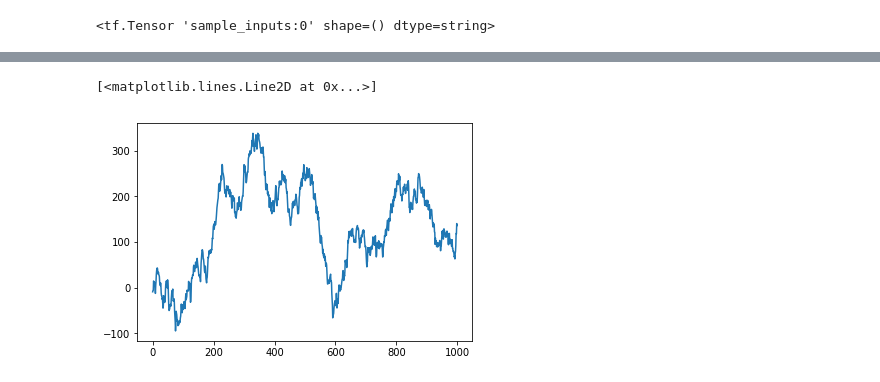
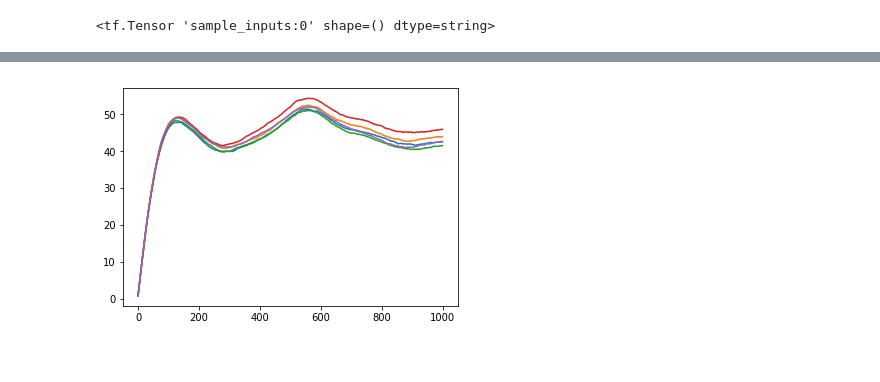
Before and after one commit to AustenLamacraft/audio-mps, a Jupyter notebook: notebooks/testing-AudioMPS.ipynb, the cells around one changed output, grey strips where cells are left out. Cells and saved outputs as stored; diff of their text form; code cells hidden in the pictures.

```diff
--- a/notebooks/testing-AudioMPS.ipynb
+++ b/notebooks/testing-AudioMPS.ipynb
@@ -125,7 +127,7 @@ Load the trained model into the current session (note this assumes you start the
 # %%
 BOND_D = 5
-with tf.variable_scope("sine_model"):
-    sample_sine = AudioMPS(BOND_D, delta_t=0.01, num_samples=5, sample_length=1000)
+with tf.variable_scope("sine_model", reuse=tf.AUTO_REUSE):
+    sample_sine = AudioMPS(BOND_D, delta_t=0.01)
 # %%
 ckpt_state = tf.train.get_checkpoint_state("../logging/")
 # %%
@@ -136,7 +138,7 @@ INFO:tensorflow:Restoring parameters from ../logging/model.ckpt-733
 # %%
-samples = sess.run(sample_sine.sample)
+samples = sess.run(sample_sine.sample(5,1000,temp=0.00001))
-# %%
-plt.plot(samples[0])
-# %% [output]
-[<matplotlib.lines.Line2D at 0x...>]
-[figure, removed]
+# %%
+for sample in samples:
+    plt.plot(sample)
+# %% [output]
+[figure, added]
```
Also changed, not shown: parts of 13 cells of this notebook, 3 other files.
